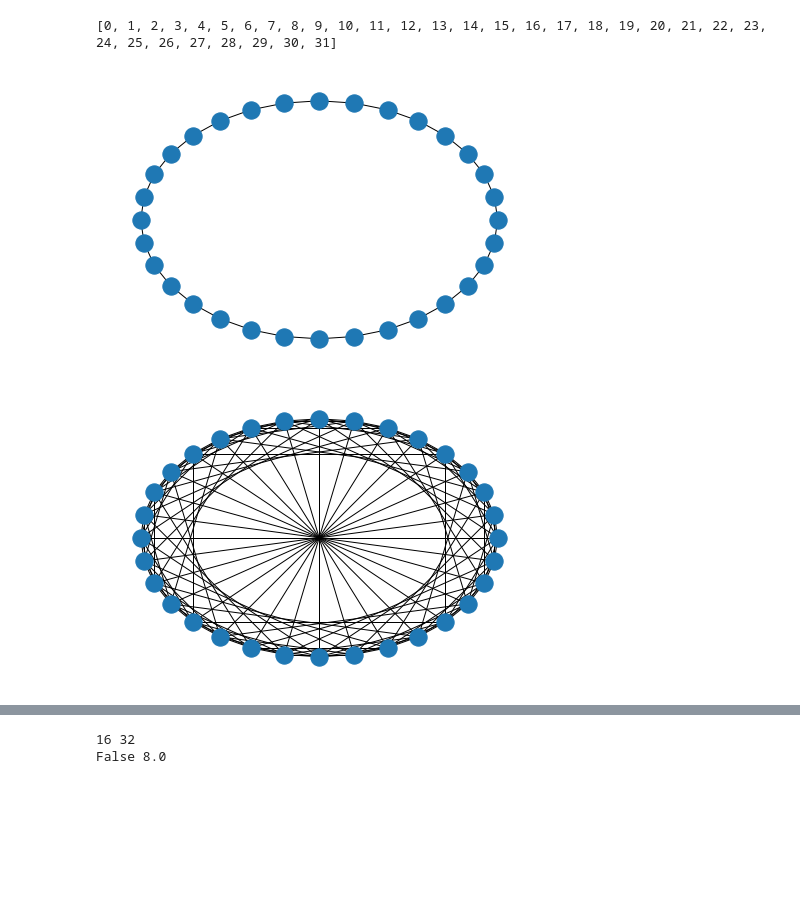
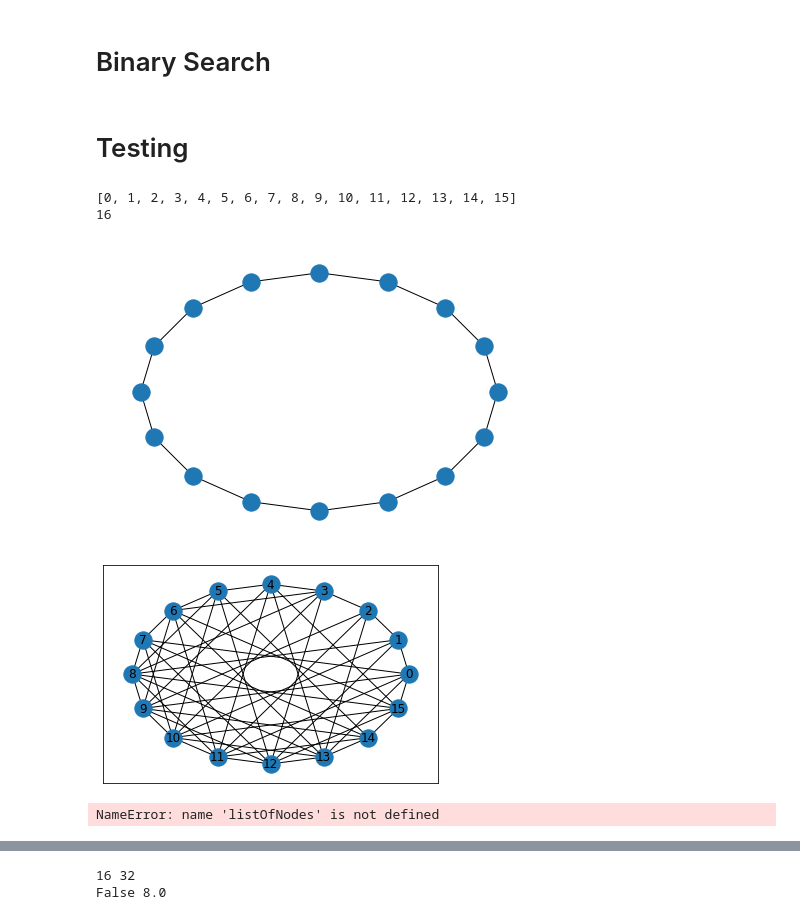
Before and after one commit to inet-tub/demand_aware_chord, a Jupyter notebook: inet-thesis.ipynb, the cells around one changed output, grey strips where cells are left out. Cells and saved outputs as stored; diff of their text form; code cells hidden in the pictures; blank space fills up the shorter version.

Commit message:
modified demand-aware binary search

```diff
--- a/inet-thesis.ipynb
+++ b/inet-thesis.ipynb
@@ -29,10 +29,3 @@ def mySolve(G):
     nx.draw(G,pos=pos)
     return(G)
     #subG = G.subgraph(range(v,farthest_node+1))
-# %%
-# Demand matrix
-def init_demand_matrix(G):
-    """Returns a demand matrix, where each peer pair has the same demand in %"""
-    nodesList = G.nodes
-    demandMatrix = np.full((len(nodesList),len(nodesList)),1/len(nodesList)**2)
-    return demandMatrix
@@ -82,0 +32,11 @@ def construct_demand_aware_binary_search(G,demandMatrix):
+# %%
+# Demand matrix
+def init_demand_matrix(G):
+    """Returns a demand matrix, where each peer pair has the same demand in %"""
+    nodesList = G.nodes
+    print(len(nodesList))
+    uniformTraffic = round(1/(len(nodesList)*(len(nodesList)-1)),8)
+    demandMatrix = np.full((len(nodesList),len(nodesList)),uniformTraffic)
+    for i in range(len(nodesList)):
+        demandMatrix[i][i] = 0
+    return demandMatrix
@@ -82,0 +78,2 @@ def construct_demand_aware_binary_search(G,demandMatrix):
+# %% [markdown]
+# Binary Search
@@ -83,17 +140,26 @@ def construct_demand_aware_binary_search(G,demandMatrix):
+# %% [markdown]
+# Testing
 # %%
 # Init size for Ring, 2^k
-k = 5
+k = 4
 G = init_ring(2**k)
 demandMatrix = init_demand_matrix(G)
+#print(demandMatrix)
 # %% [output]
-[0, 1, 2, 3, 4, 5, 6, 7, 8, 9, 10, 11, 12, 13, 14, 15, 16, 17, 18, 19, 20, 21, 22, 23, 24, 25, 26, 27, 28, 29, 30, 31]
+[0, 1, 2, 3, 4, 5, 6, 7, 8, 9, 10, 11, 12, 13, 14, 15]
+16
-[figure, old version]
+[figure, new version]
-# %%
-G = construct_demand_aware_binary_search(G,demandMatrix)
-pos = nx.circular_layout(G)
-nx.draw(G,pos=pos)
-# %% [output]
-[figure, removed]
+# %%
+demandMatrix[4][15] = 1
+G = construct_demand_aware_binary_search(G,demandMatrix)
+pos = nx.circular_layout(G)
+nx.draw_networkx(G,pos=pos,with_labels=True)
+# %% [output]
+[figure, added]
+# %%
+print(calc_totalTrafficCost_single_node(i,listOfNodes[1:10],demandMatrix,G))
+# %% [output]
+NameError: name 'listOfNodes' is not defined
 # %%
 demandMatrix[0][1] = 1
 print(construct_binary_search(G))
```
Also changed, not shown: parts of 8 cells of this notebook.
